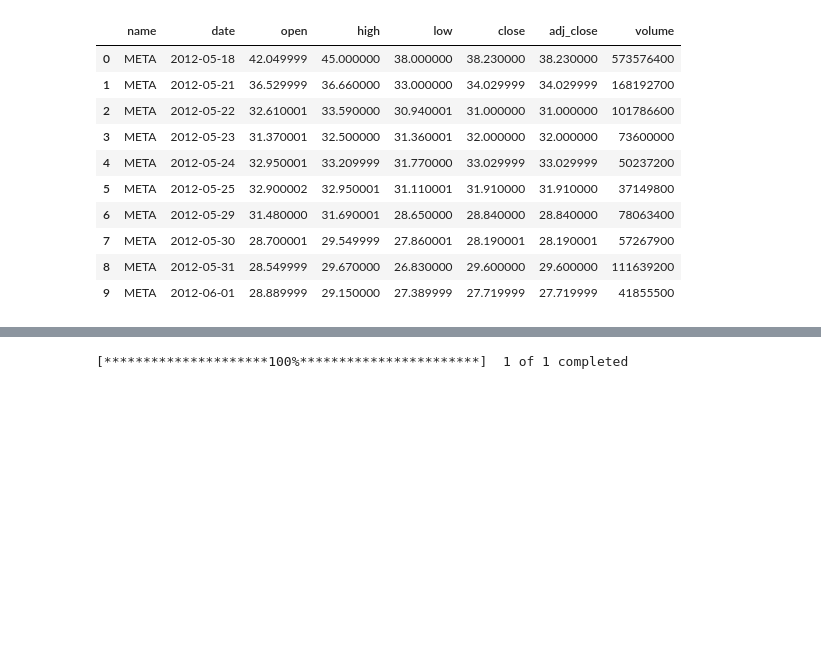
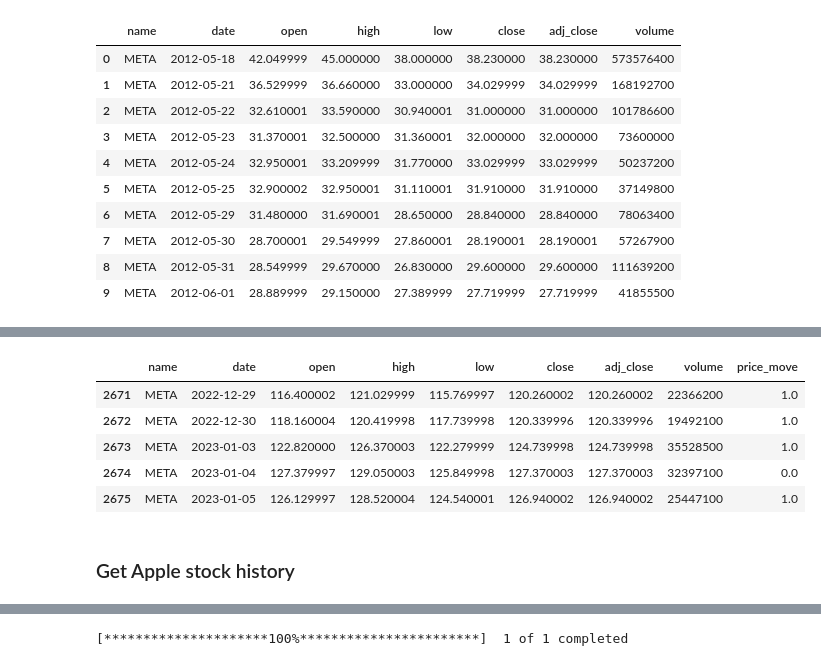
Before and after one commit to avatar46/ID2223, a Jupyter notebook: fetch_history_stock_data.ipynb, the cells around one changed output, grey strips where cells are left out. Saved outputs shown, nothing was run; the diff lists cells and outputs as text; code cells hidden in the pictures; blank space fills up the shorter version.

```diff
--- a/fetch_history_stock_data.ipynb
+++ b/fetch_history_stock_data.ipynb
@@ -44,6 +48,6 @@ from functions import *
 # %%
-meta_stock = yf.download("META", start=datetime.datetime(2010, 1, 1),
-                                     end=datetime.datetime(2023, 1, 7))
+meta_stock = yf.download("META", start=datetime(2010, 1, 1),
+                                     end=datetime(2023, 1, 7))
 meta_stock = meta_stock.reset_index(level=0)
 meta_stock.columns = meta_stock.columns.str.lower()
 meta_stock.rename(columns={'adj close': 'adj_close'}, inplace=True)
@@ -62,3 +66,11 @@ meta_stock.head(10)
 | 7 | META | 2012-05-30 | 28.700001 | 29.549999 | 27.860001 | 28.190001 | 28.190001 | 57267900 |
 | 8 | META | 2012-05-31 | 28.549999 | 29.670000 | 26.830000 | 29.600000 | 29.600000 | 111639200 |
 | 9 | META | 2012-06-01 | 28.889999 | 29.150000 | 27.389999 | 27.719999 | 27.719999 | 41855500 |
+# %%
+meta_performance_df = meta_stock.sort_values(by='date')
+
+meta_performance_df['adj_close_nextday'] = meta_performance_df['adj_close'].shift(-1)
+meta_performance_df['price_move'] = meta_performance_df.apply(lambda x: 1 if (x['adj_close_nextday']>= x['adj_close']) else 0, axis =1)
+meta_performance_df = meta_performance_df.dropna()
+
+meta_performance_df[['date', 'adj_close', 'adj_close_nextday', 'price_move']].tail(5)
@@ -65 +84,14 @@ meta_stock.head(10)
+# %%
+meta_stock['price_move'] = meta_performance_df['price_move']
+meta_stock = meta_stock.dropna()
+meta_stock.tail(5)
+# %% [output]
+|  | name | date | open | high | low | close | adj_close | volume | price_move |
+| 2671 | META | 2022-12-29 | 116.400002 | 121.029999 | 115.769997 | 120.260002 | 120.260002 | 22366200 | 1.0 |
+| 2672 | META | 2022-12-30 | 118.160004 | 120.419998 | 117.739998 | 120.339996 | 120.339996 | 19492100 | 1.0 |
+| 2673 | META | 2023-01-03 | 122.820000 | 126.370003 | 122.279999 | 124.739998 | 124.739998 | 35528500 | 1.0 |
+| 2674 | META | 2023-01-04 | 127.379997 | 129.050003 | 125.849998 | 127.370003 | 127.370003 | 32397100 | 0.0 |
+| 2675 | META | 2023-01-05 | 126.129997 | 128.520004 | 124.540001 | 126.940002 | 126.940002 | 25447100 | 1.0 |
+# %% [markdown]
+### Get Apple stock history
 # %%
```
Also changed, not shown: parts of 18 cells of this notebook, 3 other files.
